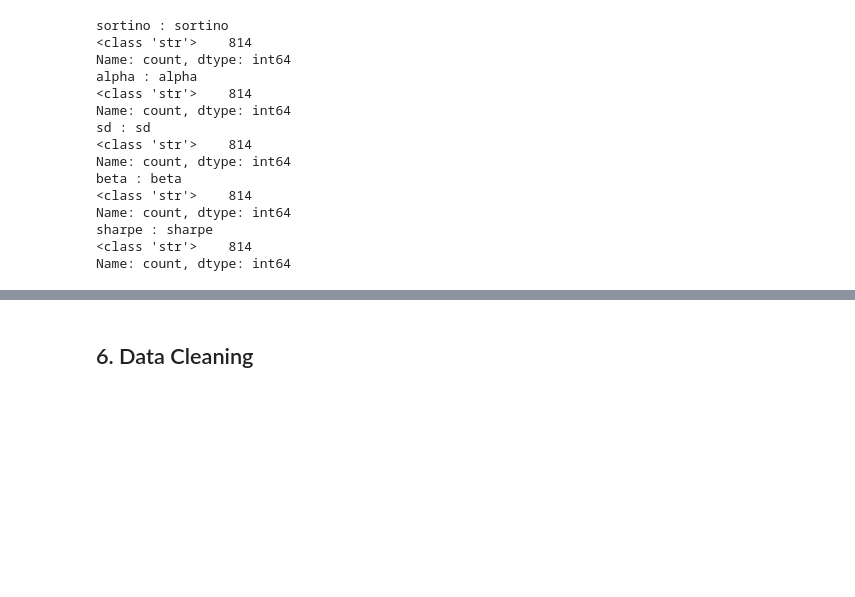
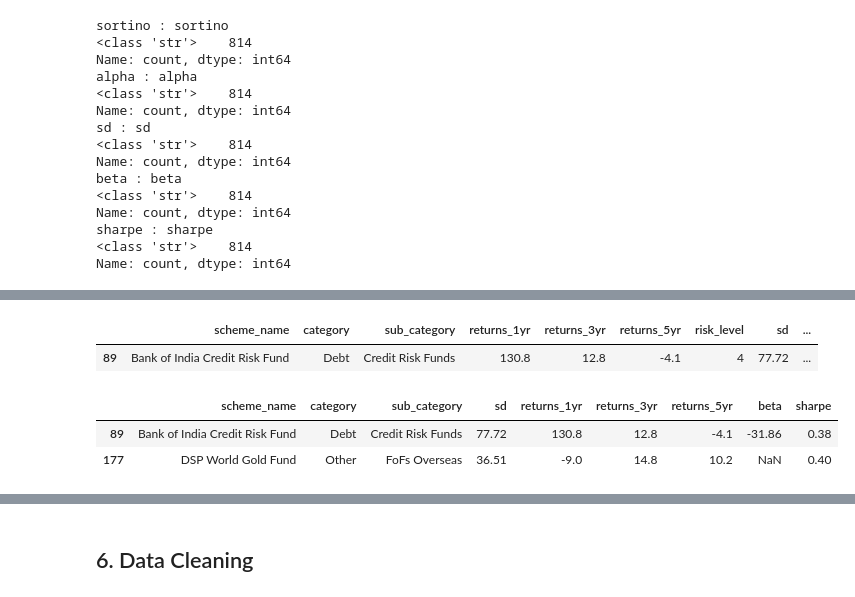
Before and after one commit to shakti-mankar/Data_Analyst_internship_projects, a Jupyter notebook: First_Project/Stage_1_Data_cleaning/Mutual_Fund_Analysis.ipynb, the cells around one changed output, grey strips where cells are left out. Cells and saved outputs as stored; diff of their text form; code cells hidden in the pictures; blank space fills up the shorter version.

```diff
--- a/First_Project/Stage_1_Data_cleaning/Mutual_Fund_Analysis.ipynb
+++ b/First_Project/Stage_1_Data_cleaning/Mutual_Fund_Analysis.ipynb
@@ -313,0 +606,21 @@ Name: count, dtype: int64
+# %%
+df.loc[
+    df['returns_1yr'].abs() > 50,
+    ['scheme_name', 'category', 'sub_category',
+     'returns_1yr', 'returns_3yr', 'returns_5yr',
+     'risk_level', 'sd', 'beta', 'sharpe']
+]
+# %% [output]
+|  | scheme_name | category | sub_category | returns_1yr | returns_3yr | returns_5yr | risk_level | sd | ... |
+| 89 | Bank of India Credit Risk Fund | Debt | Credit Risk Funds | 130.8 | 12.8 | -4.1 | 4 | 77.72 | ... |
+# %%
+df.loc[
+    df['sd'] > 30,
+    ['scheme_name', 'category', 'sub_category',
+     'sd', 'returns_1yr', 'returns_3yr',
+     'returns_5yr', 'beta', 'sharpe']
+]
+# %% [output]
+|  | scheme_name | category | sub_category | sd | returns_1yr | returns_3yr | returns_5yr | beta | sharpe |
+| 89 | Bank of India Credit Risk Fund | Debt | Credit Risk Funds | 77.72 | 130.8 | 12.8 | -4.1 | -31.86 | 0.38 |
+| 177 | DSP World Gold Fund | Other | FoFs Overseas | 36.51 | -9.0 | 14.8 | 10.2 | NaN | 0.40 |
```
Also changed, not shown: parts of 25 cells of this notebook.
